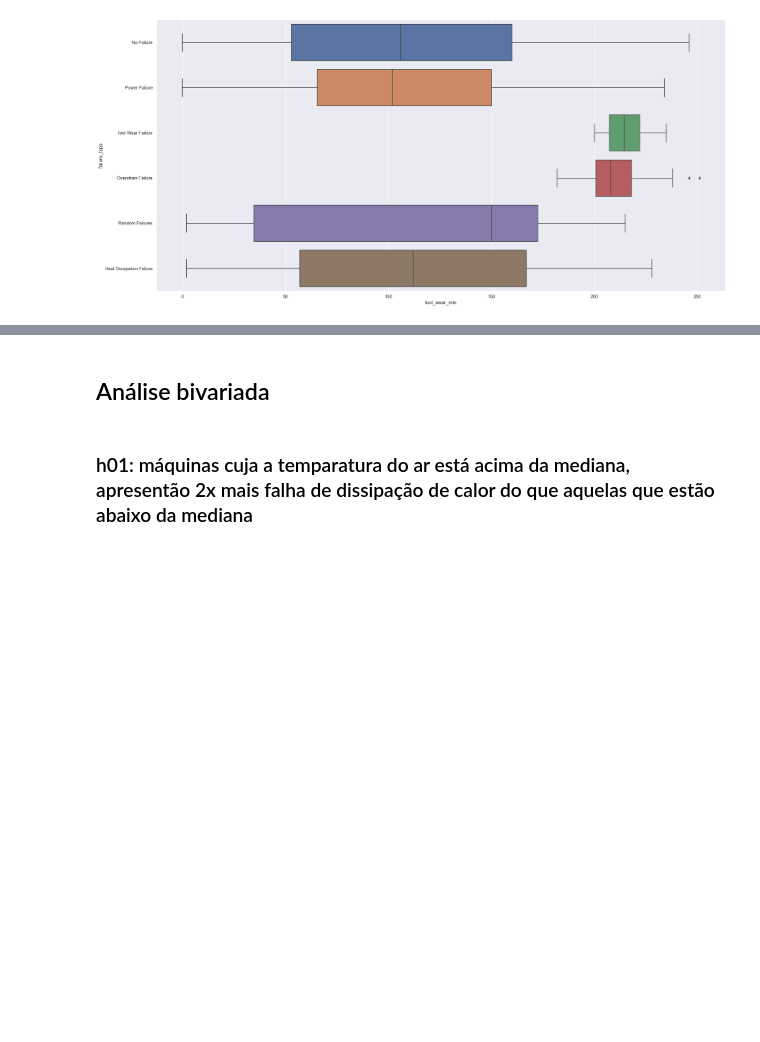
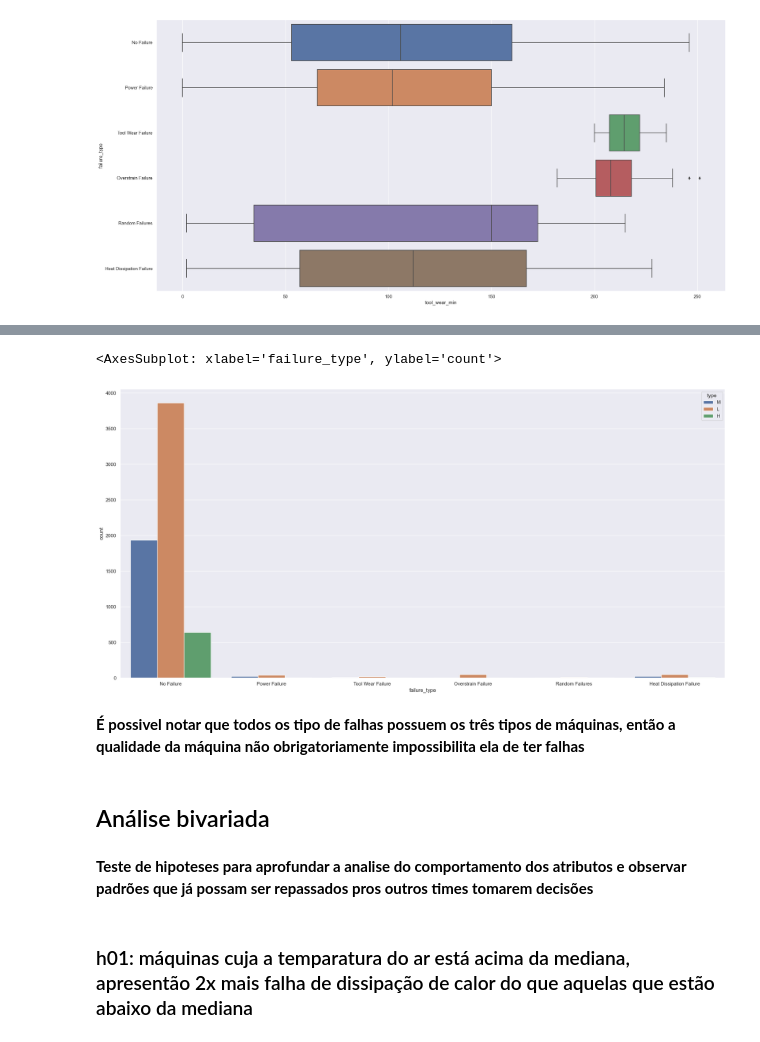
Before and after one commit to lavinomenezes/desafio_indicium, a Jupyter notebook: notebooks/desafio_indicium_lm_v02_feature_engineering.ipynb, the cells around one changed output, grey strips where cells are left out. Saved outputs shown, nothing was run; the diff lists cells and outputs as text; code cells hidden in the pictures; blank space fills up the shorter version.

```diff
--- a/notebooks/desafio_indicium_lm_v02_feature_engineering.ipynb
+++ b/notebooks/desafio_indicium_lm_v02_feature_engineering.ipynb
@@ -305,5 +355,14 @@ sns.boxplot(data=df_uni[['tool_wear_min','failure_type']],x='tool_wear_min',y='f
+# %%
+sns.countplot(x='failure_type',hue='type',data=df_uni)
+# %% [output]
+<AxesSubplot: xlabel='failure_type', ylabel='count'>
+[figure, added]
+# %% [markdown]
+**É possivel notar que todos os tipo de falhas possuem os três tipos de máquinas, então a qualidade da máquina não obrigatoriamente impossibilita ela de ter falhas**
 # %% [markdown]
 ## Análise bivariada
+# %% [markdown]
+**Teste de hipoteses para aprofundar a analise do comportamento dos atributos e observar padrões que já possam ser repassados pros outros times tomarem decisões**
 # %% [markdown]
 ###  h01: máquinas cuja a temparatura do ar está acima da mediana, apresentão 2x mais falha de dissipação de calor do que aquelas que estão abaixo da mediana
 # %%
```
Also changed, not shown: parts of 19 cells of this notebook.
